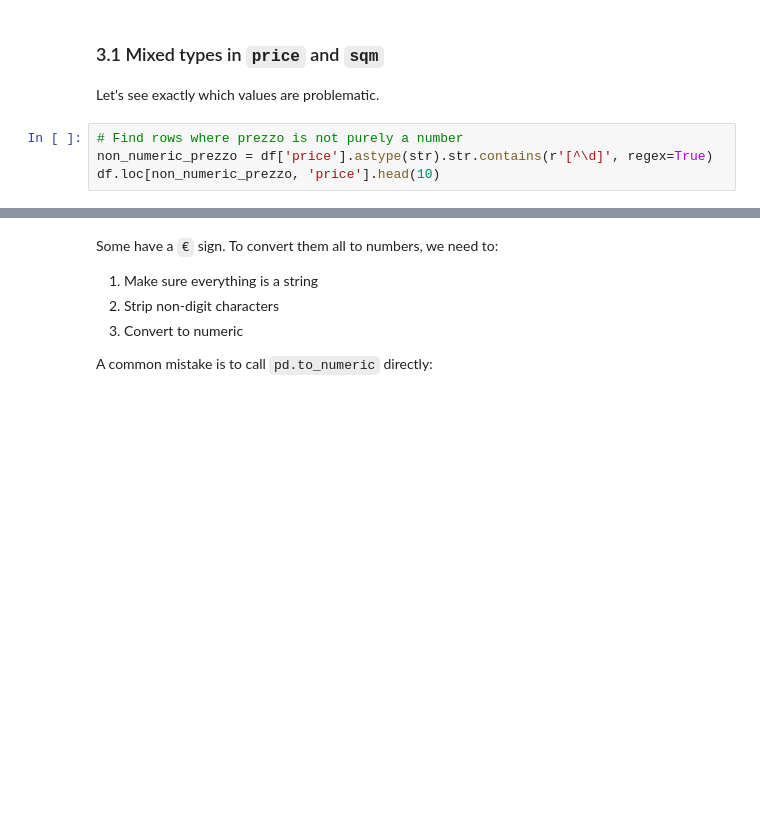
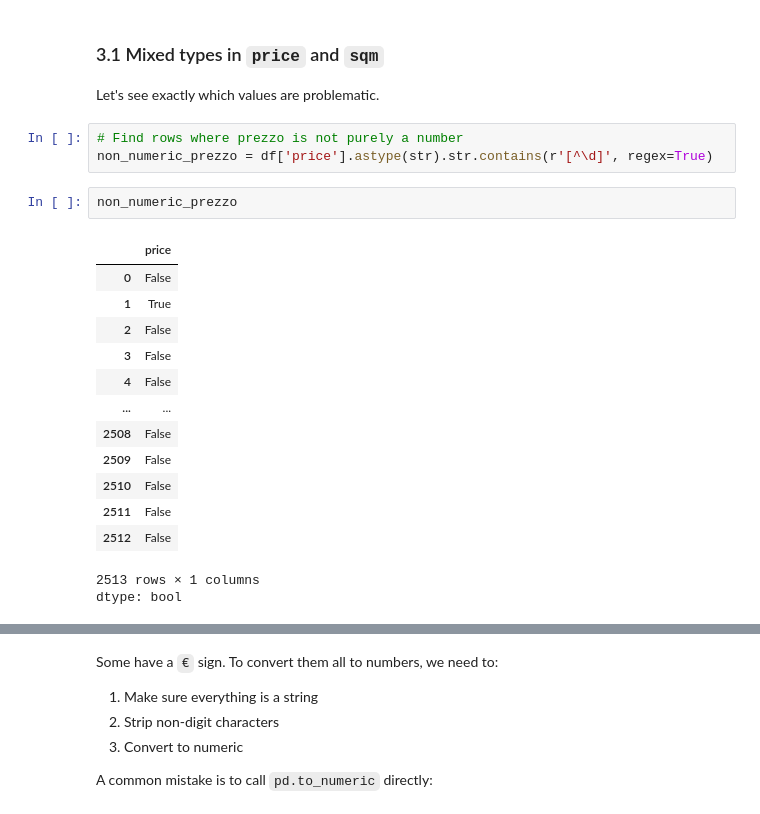
Before and after one commit to fpinell/hands_on_python_for_ds, a Jupyter notebook: notebooks/phd/2026/Lecture_1_Pandas_Workflow.ipynb, the cells around one changed output, grey strips where cells are left out. Saved outputs shown, nothing was run; the diff lists cells and outputs as text; blank space fills up the shorter version.

```diff
--- a/notebooks/phd/2026/Lecture_1_Pandas_Workflow.ipynb
+++ b/notebooks/phd/2026/Lecture_1_Pandas_Workflow.ipynb
@@ -359,4 +688,20 @@ Let's see exactly which values are problematic.
 # %%
 # Find rows where prezzo is not purely a number
 non_numeric_prezzo = df['price'].astype(str).str.contains(r'[^\d]', regex=True)
-df.loc[non_numeric_prezzo, 'price'].head(10)
+# %%
+non_numeric_prezzo
+# %% [output]
+|  | price |
+| 0 | False |
+| 1 | True |
+| 2 | False |
+| 3 | False |
+| 4 | False |
+| ... | ... |
+| 2508 | False |
+| 2509 | False |
+| 2510 | False |
+| 2511 | False |
+| 2512 | False |
+2513 rows × 1 columns
+dtype: bool
```
Also changed, not shown: parts of 83 cells of this notebook.
